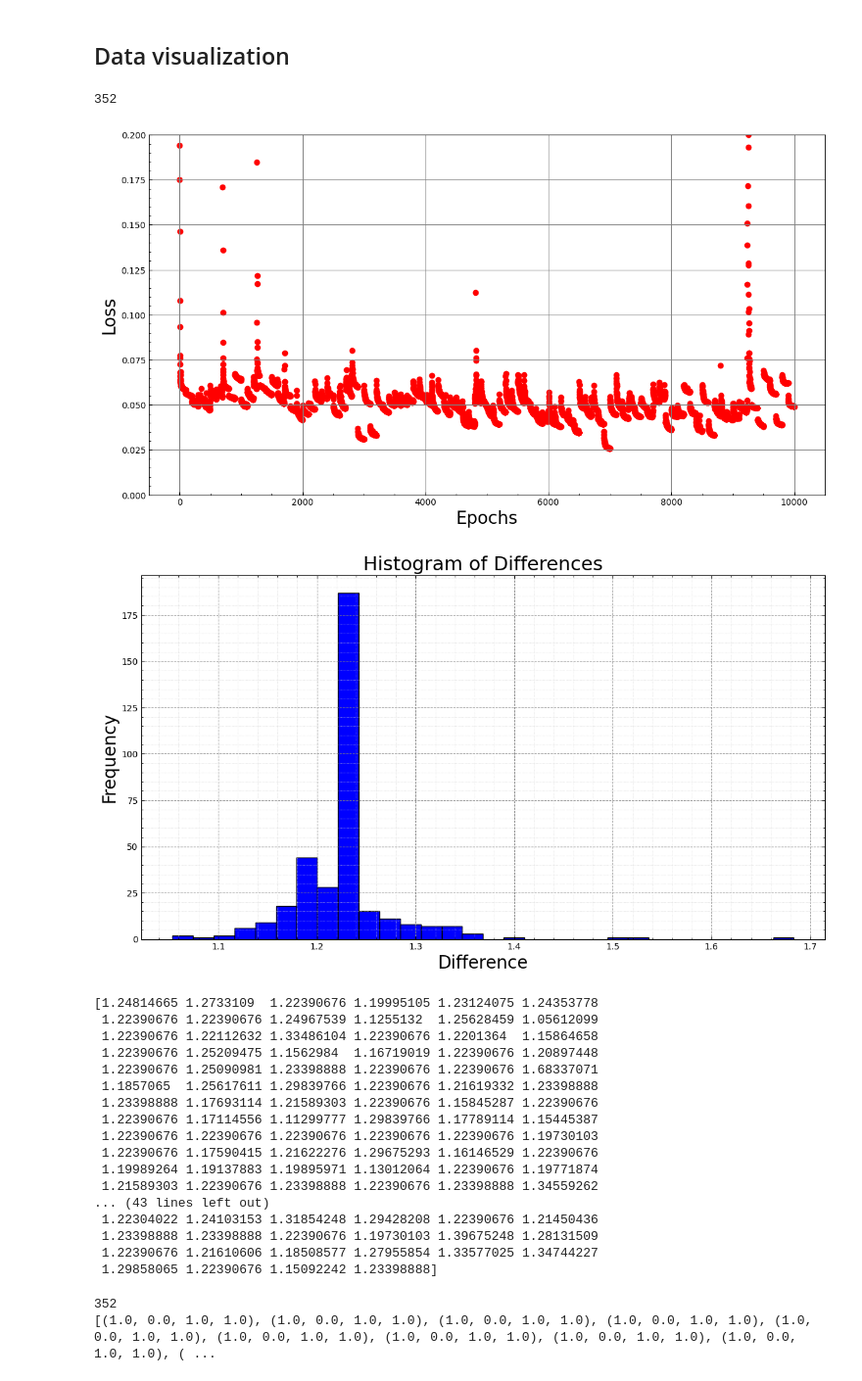
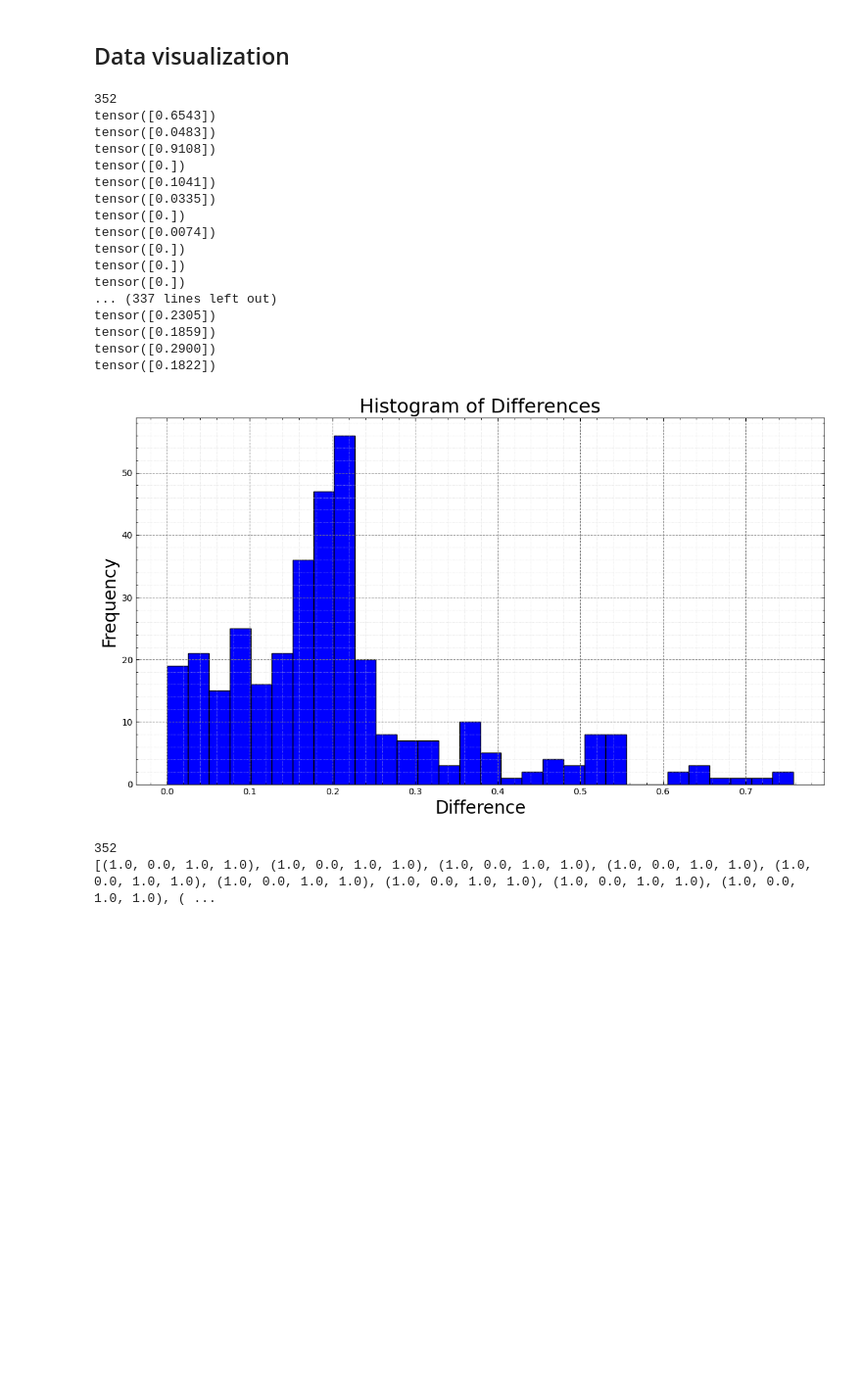
Before and after one commit to Nemesaaa/Projectlab, a Jupyter notebook: gnn.ipynb, the cells around one changed output. Shown at 98% size. Cells and saved outputs as stored; diff of their text form; code cells hidden in the pictures; blank space fills up the shorter version.

```diff
--- a/gnn.ipynb
+++ b/gnn.ipynb
@@ -261,6 +261,12 @@ with open('dimensions.json','w') as file:
 ## Loading the model
 Once we trained it nd saved it, this is how we can load it
 # %%
+with open('edges_to_hide.json', 'r') as file:
+    edges_to_hide = json.load(file)
+data = torch.load('data.pth')
+
+prepared_training_data, prepared_test_data, summa = data_preparation(data, edges_to_hide)
+
 with open('dimensions.json', 'r') as file:
     edge_dims = json.load(file)
 
@@ -318,40 +324,38 @@ def enhanced_histogram(data, bins=30, save=False, save_name='histogram.png'):
         plt.savefig(save_name)
     plt.show()
 # %%
-losses_epoch_plot(losses,False,'asd')
+#losses_epoch_plot(losses,False,'asd')
 
 N = 352
 print(N)
 difference = np.zeros(N)
-output = model(prepared_training_data[2].edge_attr, prepared_training_data[2].edge_index)
+output = model2(prepared_training_data[3].edge_attr, prepared_training_data[3].edge_index)
 for j in range(N):
     if output[edges_to_hide][j]<0:
         output[edges_to_hide][j] = 0
-    difference[j] = float(abs(output[edges_to_hide][j] - prepared_training_data[2].edge_attr[edges_to_hide][j]))
+    difference[j] = float(abs(output[edges_to_hide][j] - prepared_test_data[3].edge_attr[edges_to_hide][j]))
+    print(prepared_test_data[3].edge_attr[edges_to_hide][j])
     #print(output[edges_to_hide][i])
 enhanced_histogram(difference, bins=30, save=False, save_name='enhanced_histogram.png')
-print(difference)
 # %% [output]
 352
+tensor([0.6543])
+tensor([0.0483])
+tensor([0.9108])
+tensor([0.])
+tensor([0.1041])
+tensor([0.0335])
+tensor([0.])
+tensor([0.0074])
+tensor([0.])
+tensor([0.])
+tensor([0.])
+... (337 lines left out)
+tensor([0.2305])
+tensor([0.1859])
+tensor([0.2900])
+tensor([0.1822])
-[figure, old version]
+[figure, new version]
-[figure, removed]
-[1.24814665 1.2733109  1.22390676 1.19995105 1.23124075 1.24353778
- 1.22390676 1.22390676 1.24967539 1.1255132  1.25628459 1.05612099
- 1.22390676 1.22112632 1.33486104 1.22390676 1.2201364  1.15864658
- 1.22390676 1.25209475 1.1562984  1.16719019 1.22390676 1.20897448
- 1.22390676 1.25090981 1.23398888 1.22390676 1.22390676 1.68337071
- 1.1857065  1.25617611 1.29839766 1.22390676 1.21619332 1.23398888
- 1.23398888 1.17693114 1.21589303 1.22390676 1.15845287 1.22390676
- 1.22390676 1.17114556 1.11299777 1.29839766 1.17789114 1.15445387
- 1.22390676 1.22390676 1.22390676 1.22390676 1.22390676 1.19730103
- 1.22390676 1.17590415 1.21622276 1.29675293 1.16146529 1.22390676
- 1.19989264 1.19137883 1.19895971 1.13012064 1.22390676 1.19771874
- 1.21589303 1.22390676 1.23398888 1.22390676 1.23398888 1.34559262
-... (43 lines left out)
- 1.22304022 1.24103153 1.31854248 1.29428208 1.22390676 1.21450436
- 1.23398888 1.23398888 1.22390676 1.19730103 1.39675248 1.28131509
- 1.22390676 1.21610606 1.18508577 1.27955854 1.33577025 1.34744227
- 1.29858065 1.22390676 1.15092242 1.23398888]
 # %%
 def plot_graph_weight(G):
     plt.figure(figsize=(16,12))
```
